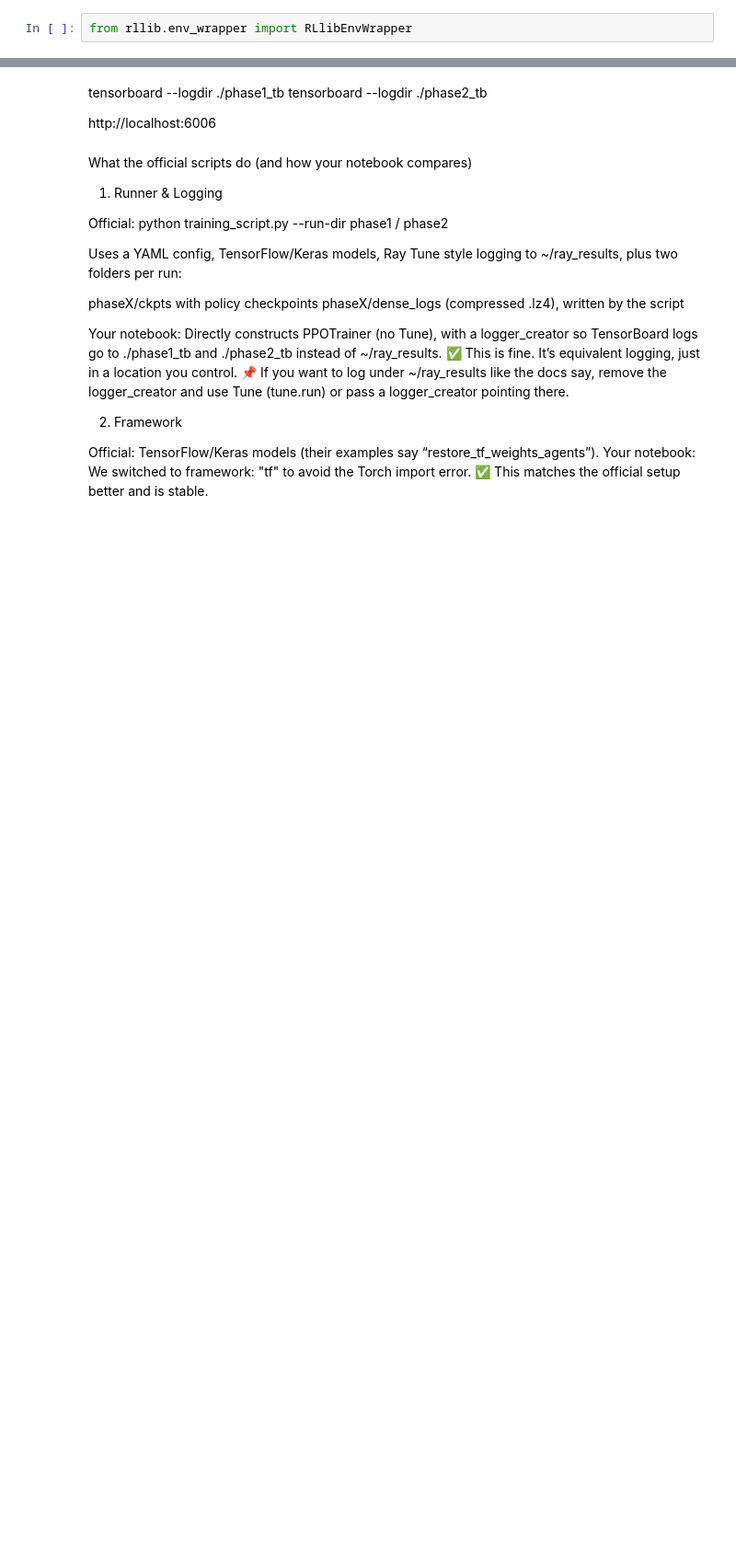
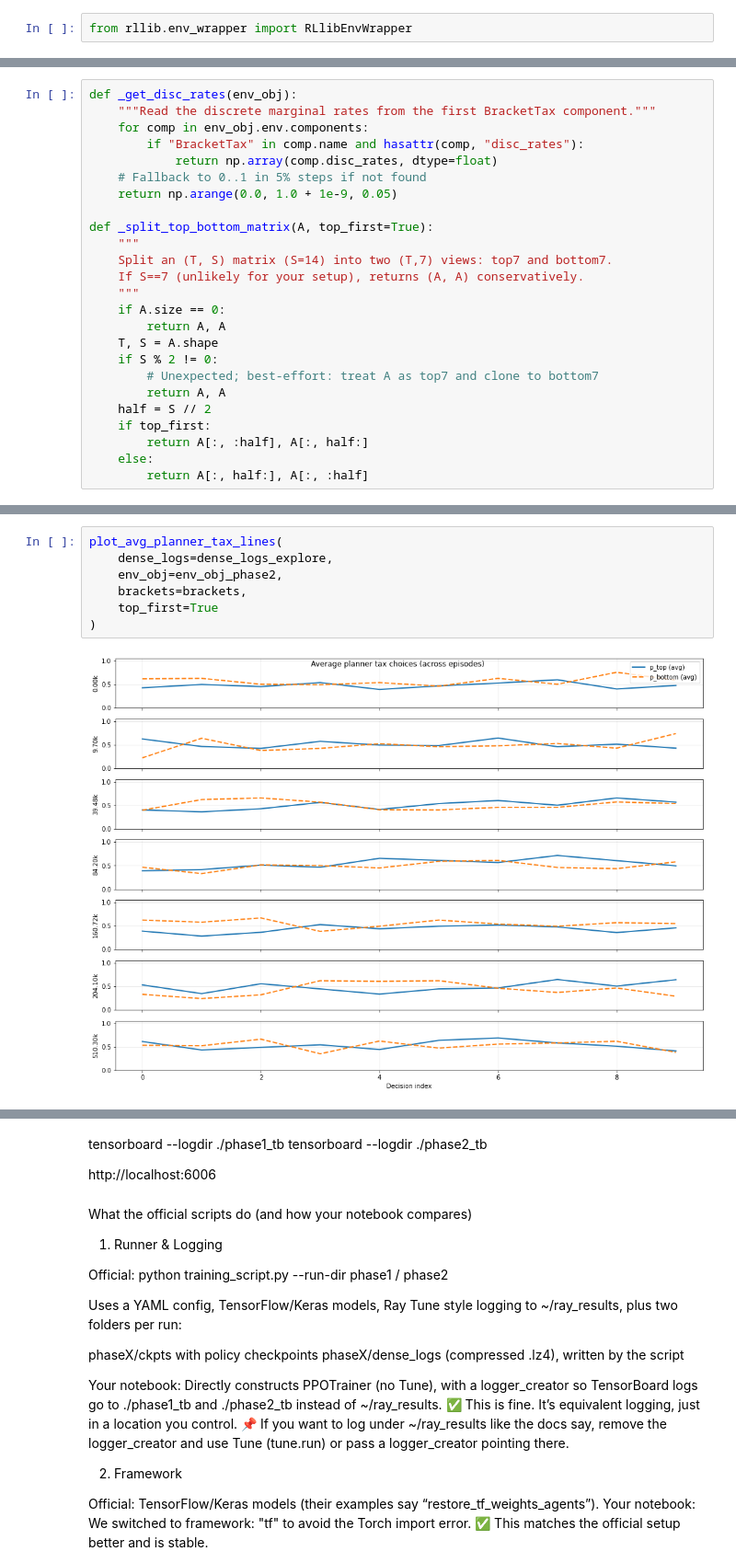
Before and after one commit to DragonsAreFuckingCool/DRL-in-international-economy-ai-economist-, a Jupyter notebook: tutorials/tax_annealing_simulation.ipynb, the cells around one changed output, grey strips where cells are left out. Shown at 92% size. Drawn from its saved outputs; the diff is of its cells as text; blank space fills up the shorter version.

```diff
--- a/tutorials/tax_annealing_simulation.ipynb
+++ b/tutorials/tax_annealing_simulation.ipynb
@@ -551,0 +1173,25 @@ print(f"[PHASE 2] Final checkpoint: {ckpt_phase2_path}")
+# %%
+def _get_disc_rates(env_obj):
+    """Read the discrete marginal rates from the first BracketTax component."""
+    for comp in env_obj.env.components:
+        if "BracketTax" in comp.name and hasattr(comp, "disc_rates"):
+            return np.array(comp.disc_rates, dtype=float)
+    # Fallback to 0..1 in 5% steps if not found
+    return np.arange(0.0, 1.0 + 1e-9, 0.05)
+
+def _split_top_bottom_matrix(A, top_first=True):
+    """
+    Split an (T, S) matrix (S=14) into two (T,7) views: top7 and bottom7.
+    If S==7 (unlikely for your setup), returns (A, A) conservatively.
+    """
+    if A.size == 0:
+        return A, A
+    T, S = A.shape
+    if S % 2 != 0:
+        # Unexpected; best-effort: treat A as top7 and clone to bottom7
+        return A, A
+    half = S // 2
+    if top_first:
+        return A[:, :half], A[:, half:]
+    else:
+        return A[:, half:], A[:, :half]
@@ -551,0 +1565,9 @@ print(f"[PHASE 2] Final checkpoint: {ckpt_phase2_path}")
+# %%
+plot_avg_planner_tax_lines(
+    dense_logs=dense_logs_explore,
+    env_obj=env_obj_phase2,
+    brackets=brackets,
+    top_first=True
+)
+# %% [output]
+[figure, added]
```
Also changed, not shown: parts of 64 cells of this notebook.
